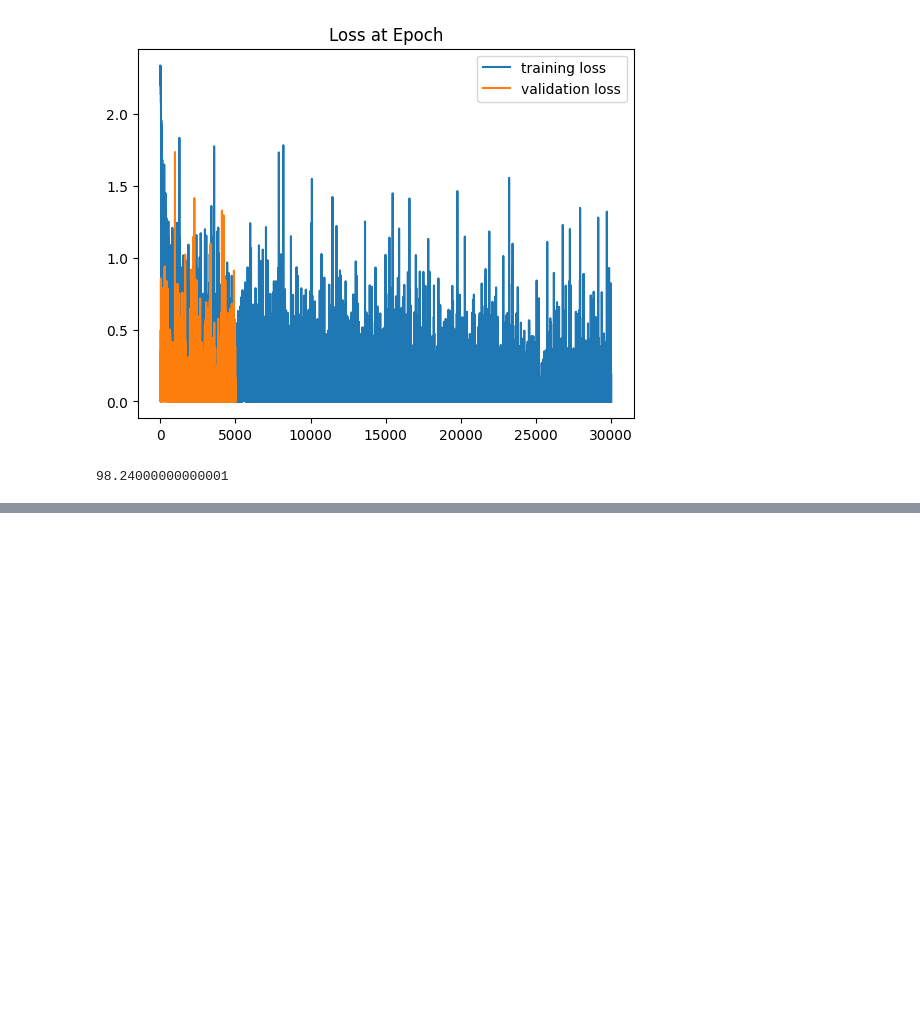
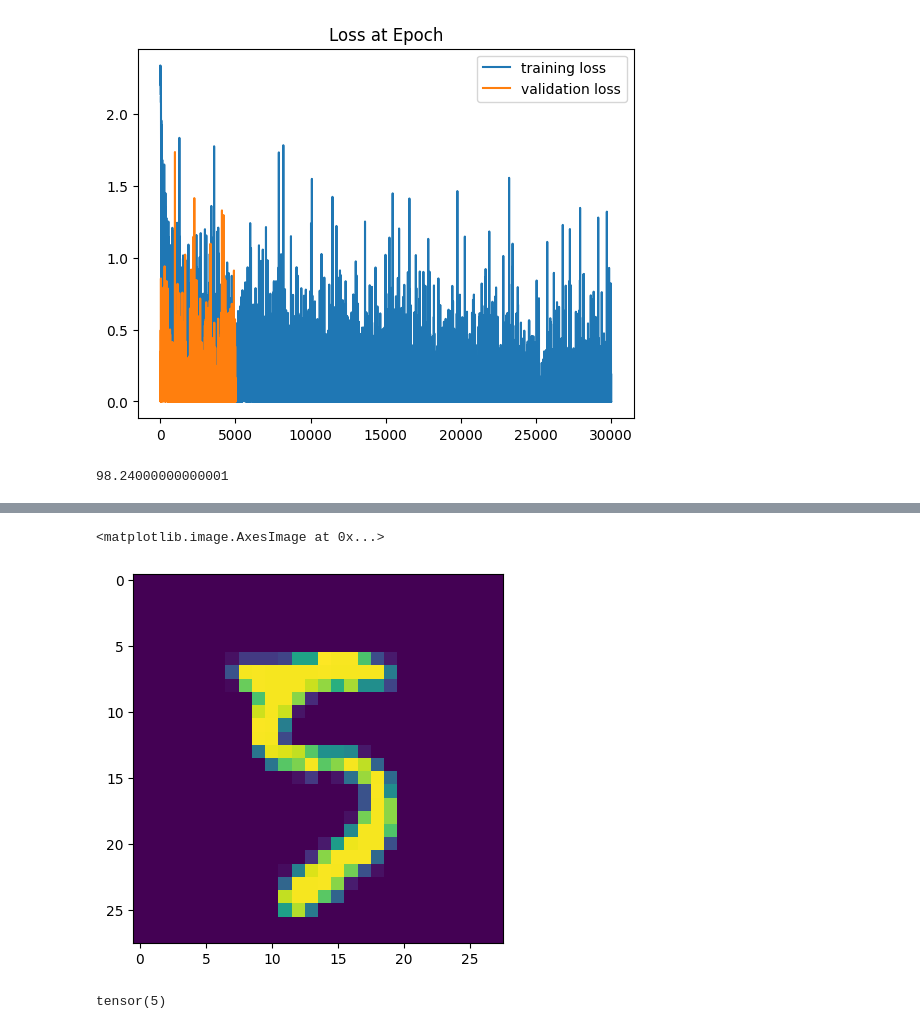
Before and after one commit to Ravravan/pytorch, a Jupyter notebook: CNN.ipynb, the cells around one changed output, grey strips where cells are left out. Cells and saved outputs as stored; diff of their text form; code cells hidden in the pictures; blank space fills up the shorter version.

```diff
--- a/CNN.ipynb
+++ b/CNN.ipynb
@@ -305,0 +366,5 @@ correct.item()/len(test_data)*100
+# %%
+plt.imshow(test_data[1999][0].reshape(28, 28))
+# %% [output]
+<matplotlib.image.AxesImage at 0x...>
+[figure, added]
@@ -305,0 +375,4 @@ correct.item()/len(test_data)*100
+# %%
+new_prediction.argmax()
+# %% [output]
+tensor(5)
```
Also changed, not shown: parts of 4 cells of this notebook.
